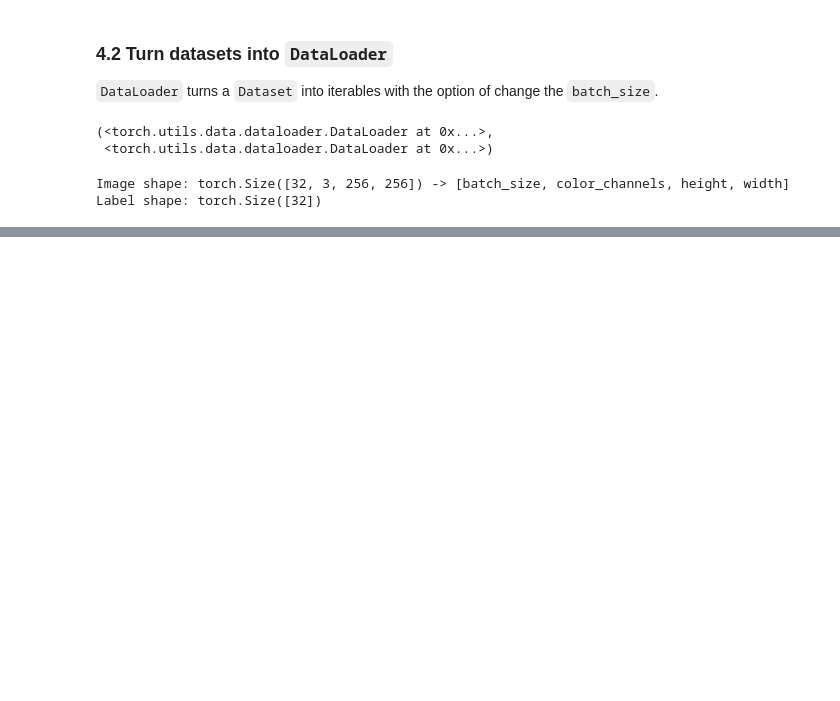
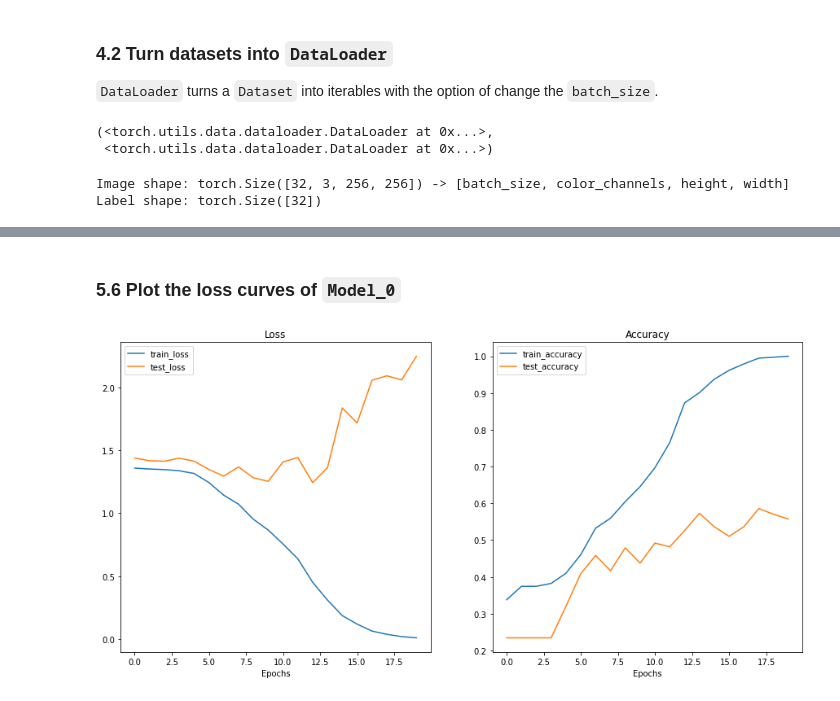
Before and after one commit to Jotadebeese/rubbish_classifier, a Jupyter notebook: rubbish_classifier_v0.001.ipynb, the cells around one changed output, grey strips where cells are left out. Cells and saved outputs as stored; diff of their text form; code cells hidden in the pictures; blank space fills up the shorter version.

Commit message:
Added chapter 5. Creation of a Model based on TinyVGG

```diff
--- a/rubbish_classifier_v0.001.ipynb
+++ b/rubbish_classifier_v0.001.ipynb
@@ -420,0 +479,5 @@ Label shape: torch.Size([32])
+# %%
+model_0 = TinyVGG(input_shape=3,
+                  hidden_units=10,
+                  output_shape=len(class_names)).to(device)
+model_0
@@ -420,0 +703,38 @@ Label shape: torch.Size([32])
+# %% [markdown]
+### 5.6 Plot the loss curves of `Model_0`
+# %%
+def plot_loss_curves(results: dict[str, list[float]]):
+    """Plots loss curves"""
+    # Get the loss values of the results dictionary(training and testing)
+    train_loss = results["train_loss"]
+    test_loss = results["test_loss"]
+
+    # Get the accuracy values of the results dictionary(training and testing)
+    train_acc = results["train_acc"]
+    test_acc = results["test_acc"]
+
+    # Number of epochs
+    epochs = range(len(results["train_loss"]))
+
+    # Setup plot
+    plt.figure(figsize=(15, 7))
+
+    # Plot the loss
+    plt.subplot(1, 2, 1)
+    plt.plot(epochs, train_loss, label="train_loss")
+    plt.plot(epochs, test_loss, label="test_loss")
+    plt.title("Loss")
+    plt.xlabel("Epochs")
+    plt.legend();
+
+    # Plot the accuracy
+    plt.subplot(1, 2, 2)
+    plt.plot(epochs, train_acc, label="train_accuracy")
+    plt.plot(epochs, test_acc, label="test_accuracy")
+    plt.title("Accuracy")
+    plt.xlabel("Epochs")
+    plt.legend();
+# %%
+plot_loss_curves(model_0_results)
+# %% [output]
+[figure, added]
```
Also changed, not shown: parts of 13 cells of this notebook.
